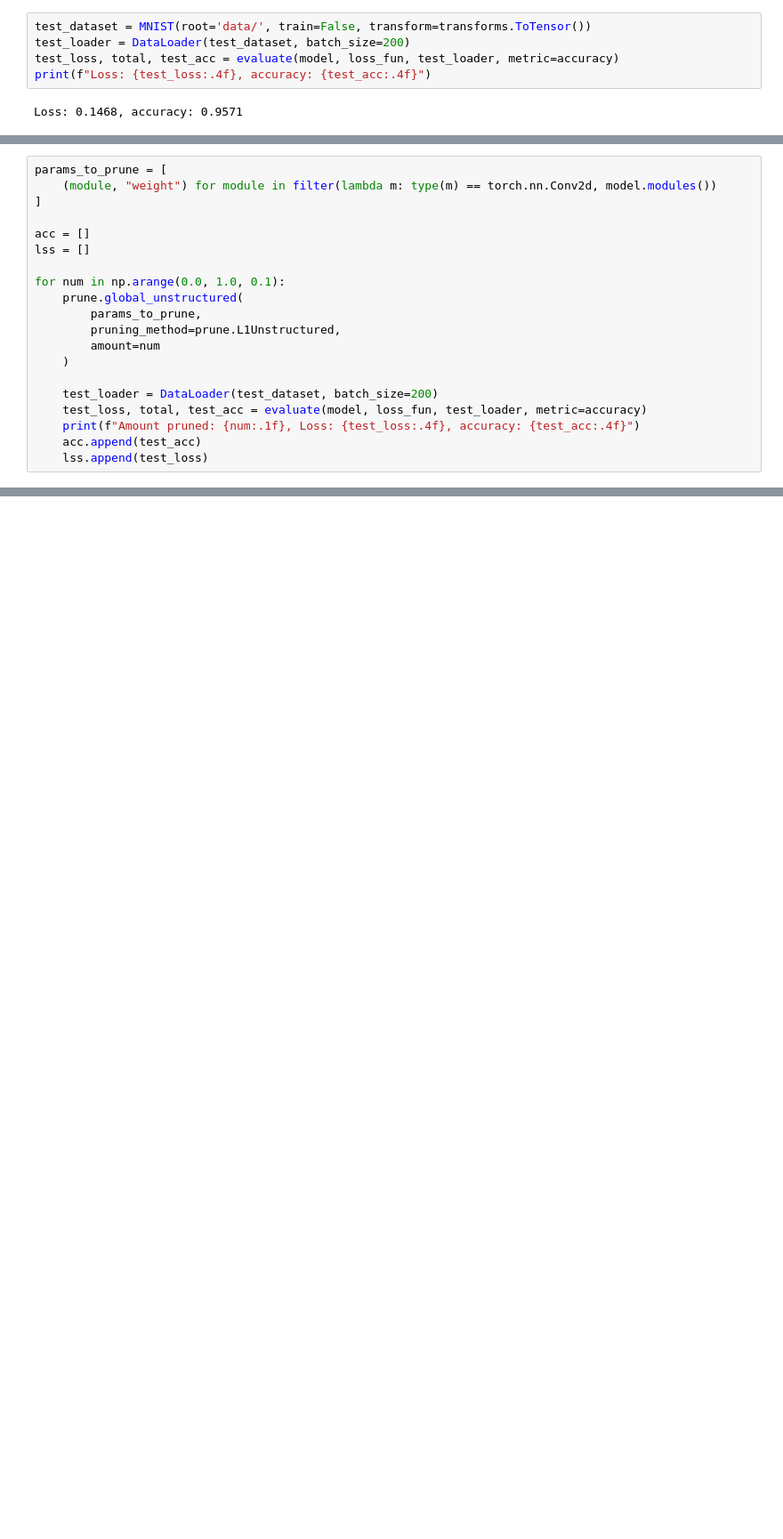
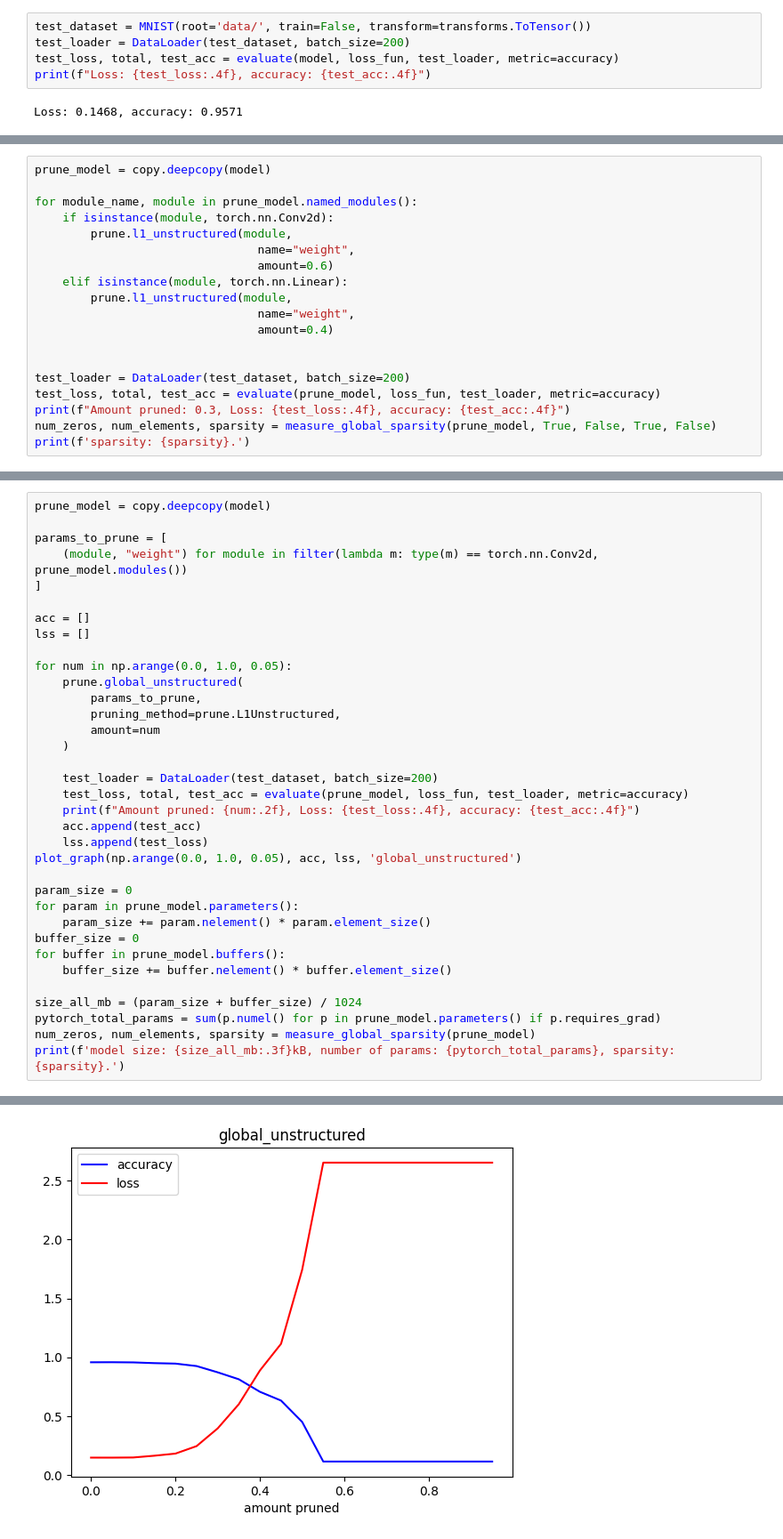
Before and after one commit to AlesKas/SchoolFIT, a Jupyter notebook: BIN/proj/main.ipynb, the cells around one changed output, grey strips where cells are left out. Shown at 89% size. Cells and saved outputs as stored; diff of their text form; blank space fills up the shorter version.

```diff
--- a/BIN/proj/main.ipynb
+++ b/BIN/proj/main.ipynb
@@ -82,0 +138,19 @@ Loss: 0.1468, accuracy: 0.9571
+# %%
+prune_model = copy.deepcopy(model)
+
+for module_name, module in prune_model.named_modules():
+    if isinstance(module, torch.nn.Conv2d):
+        prune.l1_unstructured(module,
+                                name="weight",
+                                amount=0.6)
+    elif isinstance(module, torch.nn.Linear):
+        prune.l1_unstructured(module,
+                                name="weight",
+                                amount=0.4)
+
+
+test_loader = DataLoader(test_dataset, batch_size=200)
+test_loss, total, test_acc = evaluate(prune_model, loss_fun, test_loader, metric=accuracy)
+print(f"Amount pruned: 0.3, Loss: {test_loss:.4f}, accuracy: {test_acc:.4f}")
+num_zeros, num_elements, sparsity = measure_global_sparsity(prune_model, True, False, True, False)
+print(f'sparsity: {sparsity}.')
@@ -83,12 +232,14 @@ Loss: 0.1468, accuracy: 0.9571
 # %%
+prune_model = copy.deepcopy(model)
+
 params_to_prune = [
-    (module, "weight") for module in filter(lambda m: type(m) == torch.nn.Conv2d, model.modules())
+    (module, "weight") for module in filter(lambda m: type(m) == torch.nn.Conv2d, prune_model.modules())
 ]
 
 acc = []
 lss = []
 
-for num in np.arange(0.0, 1.0, 0.1):
+for num in np.arange(0.0, 1.0, 0.05):
     prune.global_unstructured(
         params_to_prune,
         pruning_method=prune.L1Unstructured,
@@ -96,8 +247,21 @@ for num in np.arange(0.0, 1.0, 0.1):
     )
 
     test_loader = DataLoader(test_dataset, batch_size=200)
-    test_loss, total, test_acc = evaluate(model, loss_fun, test_loader, metric=accuracy)
-    print(f"Amount pruned: {num:.1f}, Loss: {test_loss:.4f}, accuracy: {test_acc:.4f}")
+    test_loss, total, test_acc = evaluate(prune_model, loss_fun, test_loader, metric=accuracy)
+    print(f"Amount pruned: {num:.2f}, Loss: {test_loss:.4f}, accuracy: {test_acc:.4f}")
     acc.append(test_acc)
     lss.append(test_loss)
+plot_graph(np.arange(0.0, 1.0, 0.05), acc, lss, 'global_unstructured')
+
+param_size = 0
+for param in prune_model.parameters():
+    param_size += param.nelement() * param.element_size()
+buffer_size = 0
+for buffer in prune_model.buffers():
+    buffer_size += buffer.nelement() * buffer.element_size()
+
+size_all_mb = (param_size + buffer_size) / 1024
+pytorch_total_params = sum(p.numel() for p in prune_model.parameters() if p.requires_grad)
+num_zeros, num_elements, sparsity = measure_global_sparsity(prune_model)
+print(f'model size: {size_all_mb:.3f}kB, number of params: {pytorch_total_params}, sparsity: {sparsity}.')
 # %% [output]
@@ -113,0 +288 @@ Amount pruned: 0.9, Loss: 2.6539, accuracy: 0.1135
+[figure, added]
```
Also changed, not shown: parts of 12 cells of this notebook, 2 other files.
